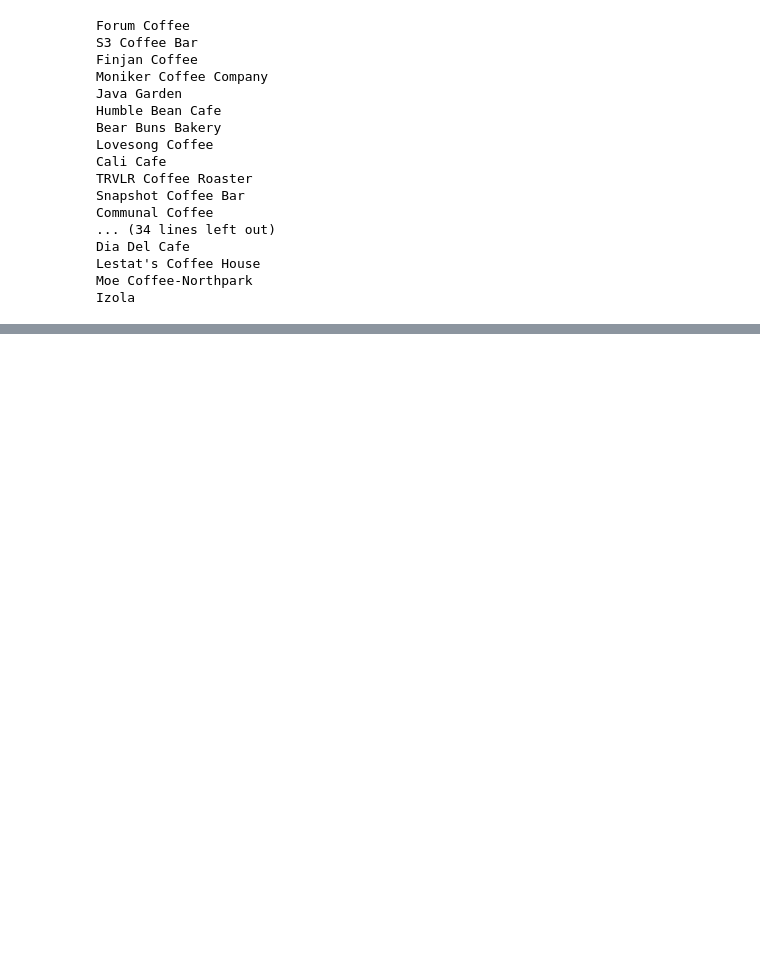
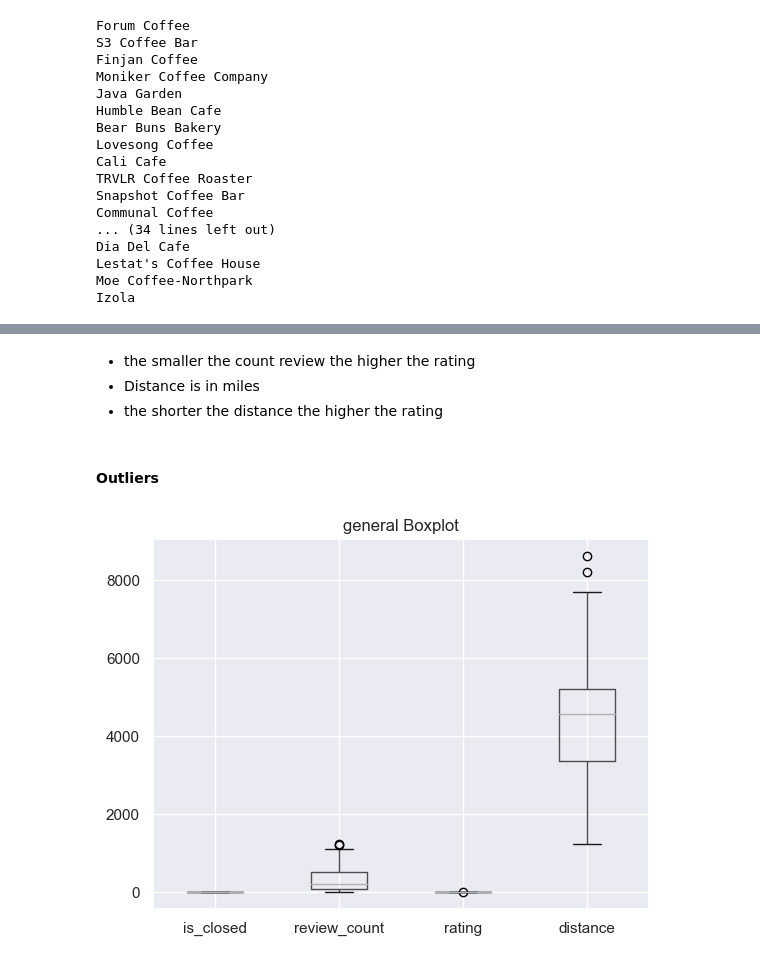
Before and after one commit to NyakioRosemary/YelpApi, a Jupyter notebook: yelp_busin.ipynb, the cells around one changed output, grey strips where cells are left out. Drawn from its saved outputs; the diff is of its cells as text; code cells hidden in the pictures; blank space fills up the shorter version.

```diff
--- a/yelp_busin.ipynb
+++ b/yelp_busin.ipynb
@@ -128,0 +275,11 @@ Peet's Coffee
+# %% [markdown]
+* the smaller the count review the higher the rating
+* Distance is in miles
+* the shorter the distance the higher the rating
+# %% [markdown]
+#### Outliers
+# %%
+df.boxplot()
+plt.title('general Boxplot');
+# %% [output]
+[figure, added]
```
Also changed, not shown: parts of 25 cells of this notebook.
